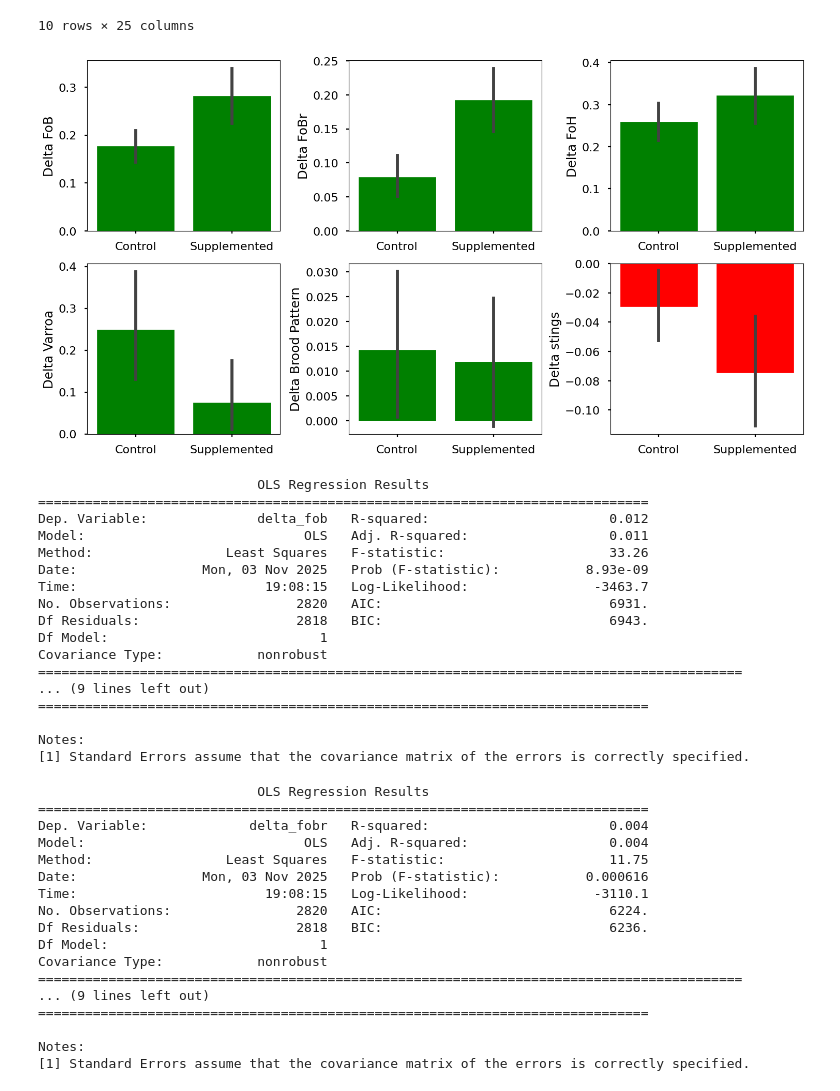
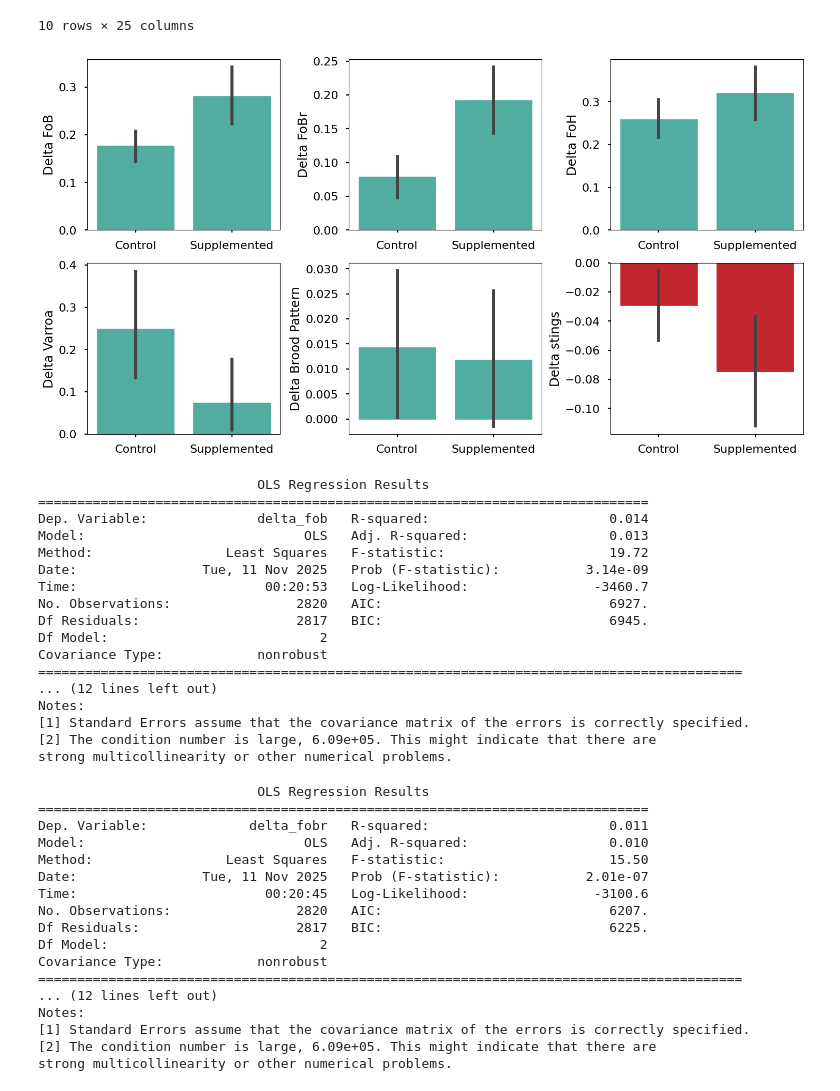
Before and after one commit to NicoCoallier/cubee, a Jupyter notebook: notebooks/2. Data Exploration.ipynb, the cells around one changed output. Saved outputs shown, nothing was run; the diff lists cells and outputs as text; code cells hidden in the pictures.

```diff
--- a/notebooks/2. Data Exploration.ipynb
+++ b/notebooks/2. Data Exploration.ipynb
@@ -185,26 +185,29 @@ data['applied_previous_month'] = data['applied_previous_month'].apply(lambda x:
 # %%
 fig, axes = plt.subplots(2, 3, figsize=(15, 8))
 axes = axes.flatten()
 cols = ['delta_fob','delta_fobr','delta_foh','delta_varroa',
         'delta_brood_pattern','delta_stings']
 names = ["Delta FoB", "Delta FoBr", "Delta FoH", "Delta Varroa","Delta Brood Pattern", "Delta stings"]
 for i, (ax,col,nam) in enumerate(zip(axes, cols,names)):
     # bars = ax.bar(data['applied_previous_month'], data[col])
     bars = sns.barplot(x="applied_previous_month",y=col,data=data,ax=ax)
+    # av = data.groupby("applied_previous_month")[col].mean()
     ax.set_xlabel("")
     ax.set_ylabel(nam)
     # Color bars based on values
     for bar in bars.containers[0].get_children():
         if bar.get_height() < 0:
-            bar.set_color('red')
+            bar.set_color('#c1272c')
         elif bar.get_height() > 0:
-            bar.set_color('green')
+            bar.set_color('#50ad9f')
         # Optional: handle zero values
         else:
             bar.set_color('gray')
 
+
+
 # Adjust layout to prevent overlap
 plt.tight_layout()
 plt.savefig("Delta-HiveAttribute.png")
 # %% [output]
-[figure, old version]
+[figure, new version]
@@ -214,47 +216,47 @@ data['applied_previous_month'] = data['applied_previous_month'].fillna(0)
 # %%
-X2 = sm.add_constant(data['applied_previous_month'].astype(int))
+X2 = sm.add_constant(data[['applied_previous_month','hid']].astype(int))
 est = sm.OLS(data['delta_fob'], X2)
 est2 = est.fit()
 print(est2.summary())
 # %% [output]
                             OLS Regression Results
 ==============================================================================
-Dep. Variable:              delta_fob   R-squared:                       0.012
-Model:                            OLS   Adj. R-squared:                  0.011
-Method:                 Least Squares   F-statistic:                     33.26
-Date:                Mon, 03 Nov 2025   Prob (F-statistic):           8.93e-09
-Time:                        19:08:15   Log-Likelihood:                -3463.7
-No. Observations:                2820   AIC:                             6931.
-Df Residuals:                    2818   BIC:                             6943.
-Df Model:                           1
+Dep. Variable:              delta_fob   R-squared:                       0.014
+Model:                            OLS   Adj. R-squared:                  0.013
+Method:                 Least Squares   F-statistic:                     19.72
+Date:                Tue, 11 Nov 2025   Prob (F-statistic):           3.14e-09
+Time:                        00:20:53   Log-Likelihood:                -3460.7
+No. Observations:                2820   AIC:                             6927.
+Df Residuals:                    2817   BIC:                             6945.
+Df Model:                           2
 Covariance Type:            nonrobust
 ==========================================================================================
-... (9 lines left out)
-==============================================================================
-
+... (12 lines left out)
 Notes:
 [1] Standard Errors assume that the covariance matrix of the errors is correctly specified.
+[2] The condition number is large, 6.09e+05. This might indicate that there are
+strong multicollinearity or other numerical problems.
 # %%
-X2 = sm.add_constant(data['applied_previous_month'].astype(int))
+X2 = sm.add_constant(data[['applied_previous_month','hid']].astype(int))
 est = sm.OLS(data['delta_fobr'], X2)
 est2 = est.fit()
 print(est2.summary())
 # %% [output]
                             OLS Regression Results
 ==============================================================================
-Dep. Variable:             delta_fobr   R-squared:                       0.004
-Model:                            OLS   Adj. R-squared:                  0.004
-Method:                 Least Squares   F-statistic:                     11.75
-Date:                Mon, 03 Nov 2025   Prob (F-statistic):           0.000616
-Time:                        19:08:15   Log-Likelihood:                -3110.1
-No. Observations:                2820   AIC:                             6224.
-Df Residuals:                    2818   BIC:                             6236.
-Df Model:                           1
+Dep. Variable:             delta_fobr   R-squared:                       0.011
+Model:                            OLS   Adj. R-squared:                  0.010
+Method:                 Least Squares   F-statistic:                     15.50
+Date:                Tue, 11 Nov 2025   Prob (F-statistic):           2.01e-07
+Time:                        00:20:45   Log-Likelihood:                -3100.6
+No. Observations:                2820   AIC:                             6207.
+Df Residuals:                    2817   BIC:                             6225.
+Df Model:                           2
 Covariance Type:            nonrobust
 ==========================================================================================
-... (9 lines left out)
-==============================================================================
-
+... (12 lines left out)
 Notes:
 [1] Standard Errors assume that the covariance matrix of the errors is correctly specified.
+[2] The condition number is large, 6.09e+05. This might indicate that there are
+strong multicollinearity or other numerical problems.
 # %%
```
Also changed, not shown: parts of 15 cells of this notebook, 6 other files.
